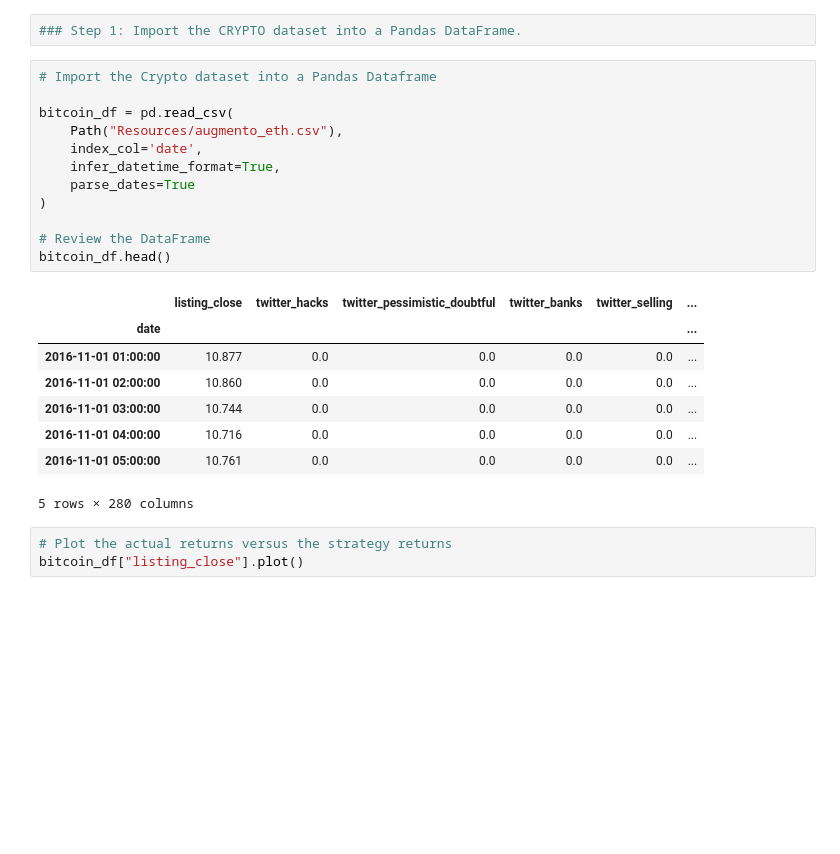
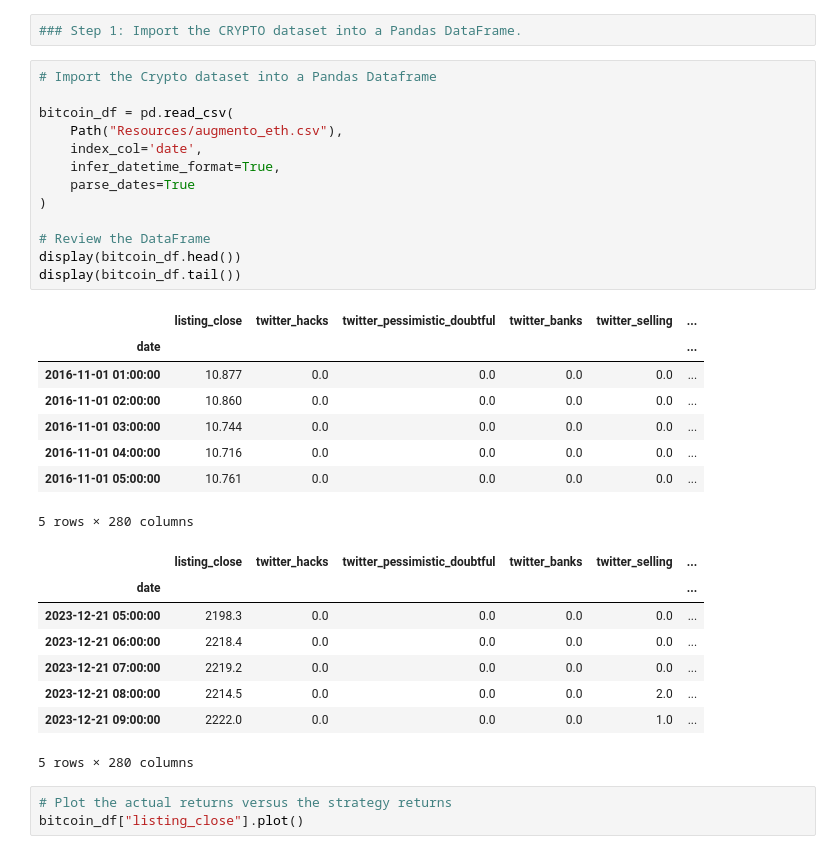
Before and after one commit to Chrisdeleon91/Algorithmic-Trading-Project-2, a Jupyter notebook: Project2_AUG_ETH.ipynb, the cells around one changed output. Drawn from its saved outputs; the diff is of its cells as text; blank space fills up the shorter version.

```diff
--- a/Project2_AUG_ETH.ipynb
+++ b/Project2_AUG_ETH.ipynb
@@ -17,24 +14,33 @@ from sklearn.metrics import classification_report
 # %%
 # Import the Crypto dataset into a Pandas Dataframe
 
 bitcoin_df = pd.read_csv(
     Path("Resources/augmento_eth.csv"),
     index_col='date',
     infer_datetime_format=True,
     parse_dates=True
 )
 
 # Review the DataFrame
-bitcoin_df.head()
+display(bitcoin_df.head())
+display(bitcoin_df.tail())
 # %% [output]
 |  | listing_close | twitter_hacks | twitter_pessimistic_doubtful | twitter_banks | twitter_selling | ... |
 | date |  |  |  |  |  | ... |
 | 2016-11-01 01:00:00 | 10.877 | 0.0 | 0.0 | 0.0 | 0.0 | ... |
 | 2016-11-01 02:00:00 | 10.860 | 0.0 | 0.0 | 0.0 | 0.0 | ... |
 | 2016-11-01 03:00:00 | 10.744 | 0.0 | 0.0 | 0.0 | 0.0 | ... |
 | 2016-11-01 04:00:00 | 10.716 | 0.0 | 0.0 | 0.0 | 0.0 | ... |
 | 2016-11-01 05:00:00 | 10.761 | 0.0 | 0.0 | 0.0 | 0.0 | ... |
 5 rows × 280 columns
+|  | listing_close | twitter_hacks | twitter_pessimistic_doubtful | twitter_banks | twitter_selling | ... |
+| date |  |  |  |  |  | ... |
+| 2023-12-21 05:00:00 | 2198.3 | 0.0 | 0.0 | 0.0 | 0.0 | ... |
+| 2023-12-21 06:00:00 | 2218.4 | 0.0 | 0.0 | 0.0 | 0.0 | ... |
+| 2023-12-21 07:00:00 | 2219.2 | 0.0 | 0.0 | 0.0 | 0.0 | ... |
+| 2023-12-21 08:00:00 | 2214.5 | 0.0 | 0.0 | 0.0 | 2.0 | ... |
+| 2023-12-21 09:00:00 | 2222.0 | 0.0 | 0.0 | 0.0 | 1.0 | ... |
+5 rows × 280 columns
 # %%
 # Plot the actual returns versus the strategy returns
 bitcoin_df["listing_close"].plot()
```
Also changed, not shown: parts of 4 cells of this notebook, 5 other files.
